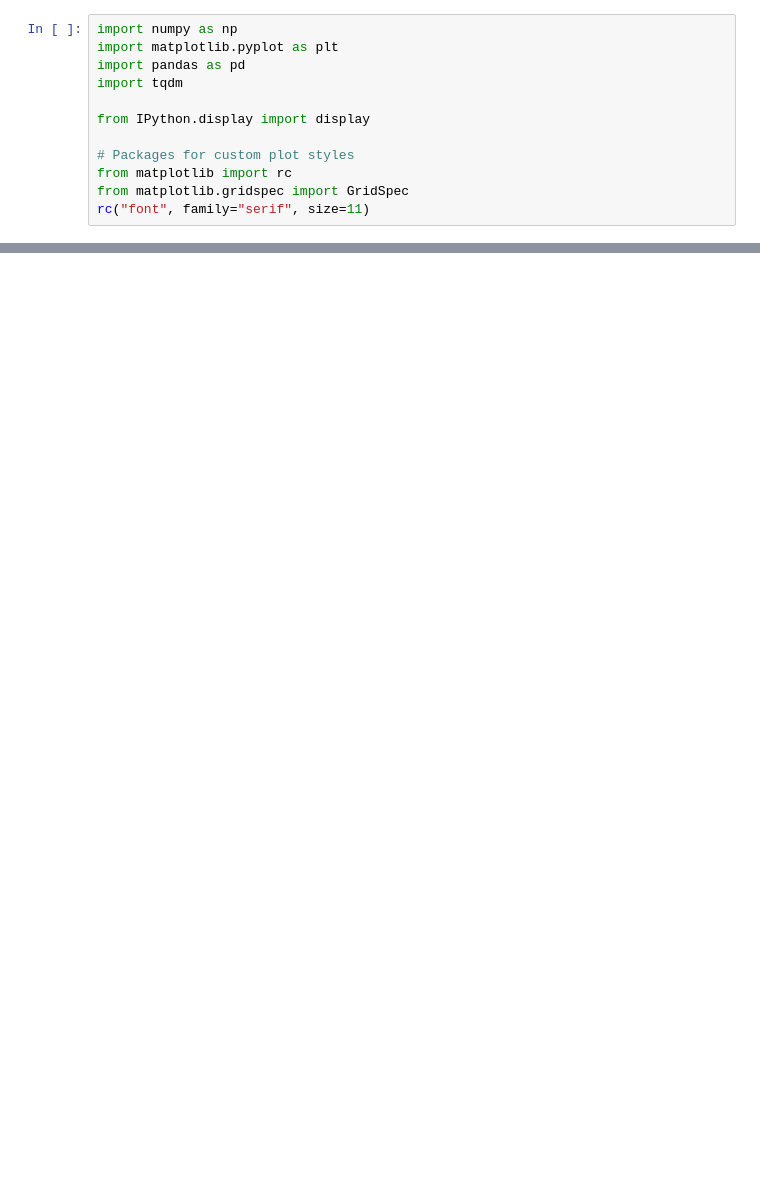
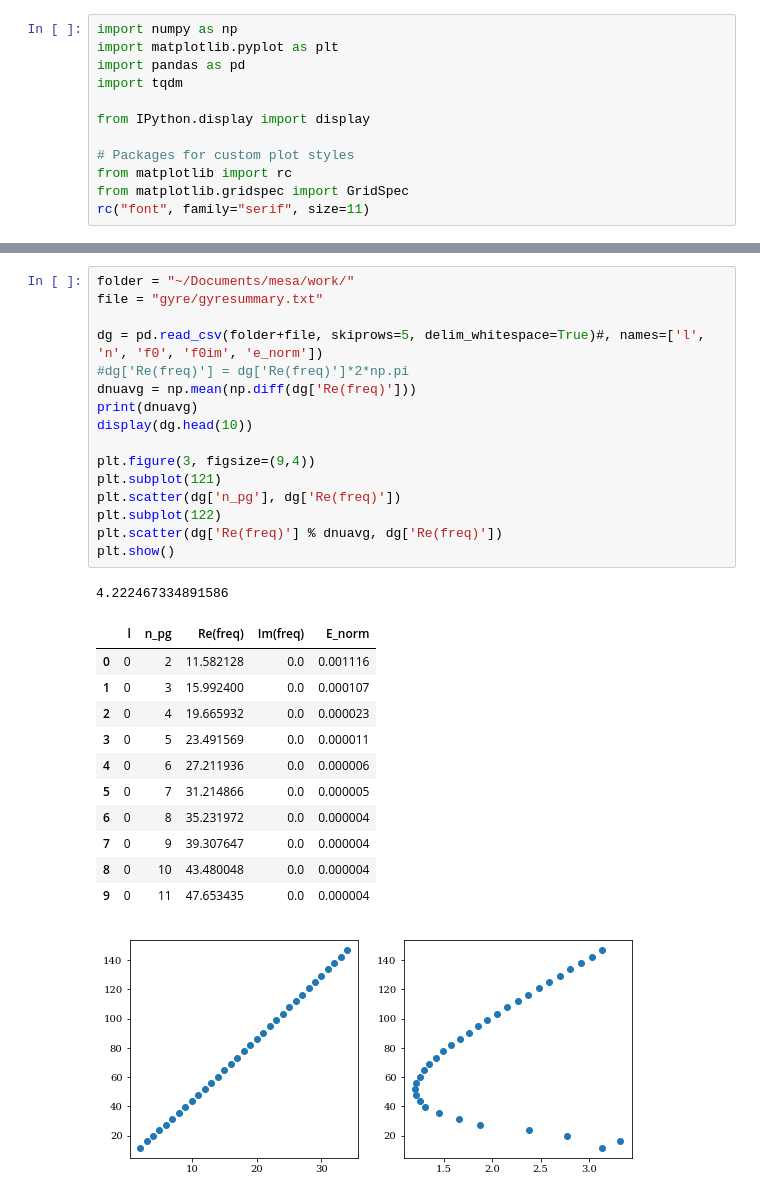
Before and after one commit to daw538/y4project, a Jupyter notebook: Dan_notebooks/mesa/mesareader.ipynb, the cells around one changed output, grey strips where cells are left out. Saved outputs shown, nothing was run; the diff lists cells and outputs as text; blank space fills up the shorter version.

```diff
--- a/Dan_notebooks/mesa/mesareader.ipynb
+++ b/Dan_notebooks/mesa/mesareader.ipynb
@@ -31,0 +34,30 @@ plt.xlim(1.4e10,)
+# %%
+folder = "~/Documents/mesa/work/"
+file = "gyre/gyresummary.txt"
+
+dg = pd.read_csv(folder+file, skiprows=5, delim_whitespace=True)#, names=['l', 'n', 'f0', 'f0im', 'e_norm'])
+#dg['Re(freq)'] = dg['Re(freq)']*2*np.pi
+dnuavg = np.mean(np.diff(dg['Re(freq)']))
+print(dnuavg)
+display(dg.head(10))
+
+plt.figure(3, figsize=(9,4))
+plt.subplot(121)
+plt.scatter(dg['n_pg'], dg['Re(freq)'])
+plt.subplot(122)
+plt.scatter(dg['Re(freq)'] % dnuavg, dg['Re(freq)'])
+plt.show()
+# %% [output]
+4.222467334891586
+|  | l | n_pg | Re(freq) | Im(freq) | E_norm |
+| 0 | 0 | 2 | 11.582128 | 0.0 | 0.001116 |
+| 1 | 0 | 3 | 15.992400 | 0.0 | 0.000107 |
+| 2 | 0 | 4 | 19.665932 | 0.0 | 0.000023 |
+| 3 | 0 | 5 | 23.491569 | 0.0 | 0.000011 |
+| 4 | 0 | 6 | 27.211936 | 0.0 | 0.000006 |
+| 5 | 0 | 7 | 31.214866 | 0.0 | 0.000005 |
+| 6 | 0 | 8 | 35.231972 | 0.0 | 0.000004 |
+| 7 | 0 | 9 | 39.307647 | 0.0 | 0.000004 |
+| 8 | 0 | 10 | 43.480048 | 0.0 | 0.000004 |
+| 9 | 0 | 11 | 47.653435 | 0.0 | 0.000004 |
+[figure, added]
```
Also changed, not shown: parts of 4 cells of this notebook.
